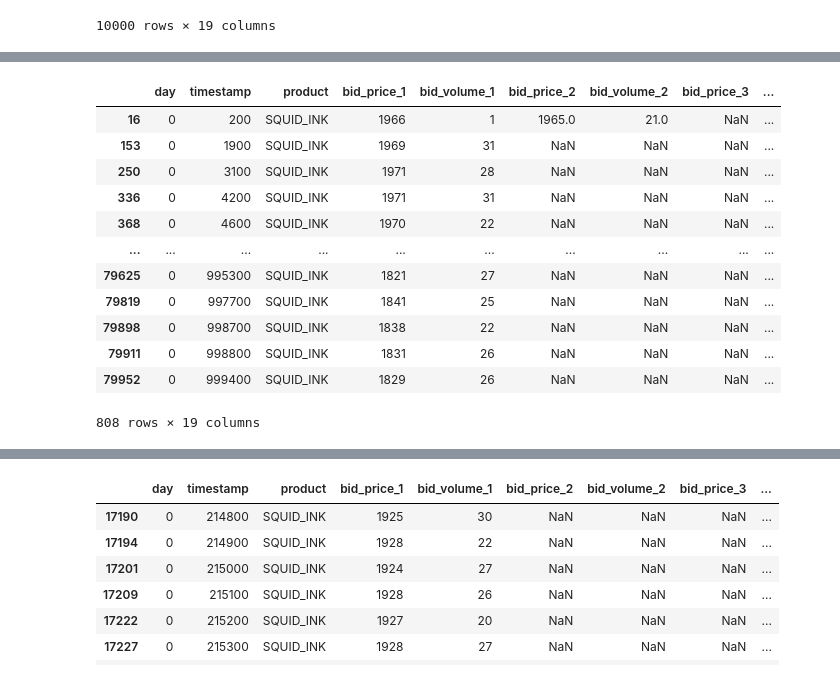
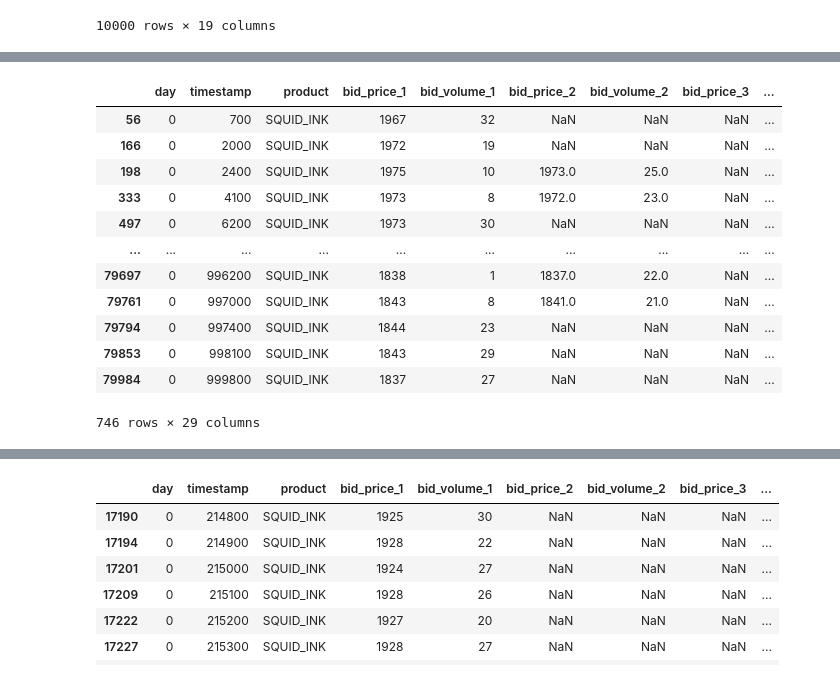
Before and after one commit to Edwin-yin/imc-prosperity-2, a Jupyter notebook: round1_new/ink_research.ipynb, the cells around one changed output, grey strips where cells are left out. Saved outputs shown, nothing was run; the diff lists cells and outputs as text; code cells hidden in the pictures.

```diff
--- a/round1_new/ink_research.ipynb
+++ b/round1_new/ink_research.ipynb
@@ -136,10 +136,6 @@ np.where(df_ink['mm_mid'].isnull())
 (array([ 419, 2407, 3275, 3595, 3798, 5057, 5502, 6008, 6976, 7099, 7434,
         7463, 8037, 8450, 8588, 8777, 8792, 8843, 8892, 9269, 9332, 9471,
         9520, 9947], dtype=int64),)
-# %%
-for i in [1,5,10,30,50,100,150,200]:
-    df_ink[f'forward_ret{i}'] = (df_ink['mid_price'].shift(-i) - df_ink['mid_price']) / df_ink['mid_price']
-    df_ink[f'ret{i}'] = (df_ink['mid_price'].shift(i) - df_ink['mid_price']) / df_ink['mid_price'].shift(i)
 # %%
 plt.figure(figsize=(12, 6))
 ts = copy.deepcopy(df_ink[f'ret{i}']).dropna()
@@ -175,6 +171,10 @@ df_ink.iloc[np.where(df_ink['mm_mid'].isnull())]
 24 rows × 36 columns
 # %%
 df_ink['mm_mid_fill'] = df_ink['mm_mid'].fillna(method='ffill')
+# %%
+for i in [1,3,5,10]:
+    df_ink[f'forward_ret{i}'] = (df_ink['mm_mid_fill'].shift(-i) - df_ink['mm_mid_fill']) / df_ink['mm_mid_fill']
+    df_ink[f'ret{i}'] = (df_ink['mm_mid_fill'].shift(i) - df_ink['mm_mid_fill']) / df_ink['mm_mid_fill'].shift(i)
 # %%
 for looking_back_window in [3,5,10,20,40,60,80,100,150]:
     for used_price in ['mid_price']:
@@ -239,16 +242,16 @@ Name: ret1, dtype: float64
 # %%
-original_df_ink[original_df_ink['ret1']<-0.001]
+df_ink[df_ink['ret1']<-0.001]
 # %% [output]
 |  | day | timestamp | product | bid_price_1 | bid_volume_1 | bid_price_2 | bid_volume_2 | bid_price_3 | ... |
-| 16 | 0 | 200 | SQUID_INK | 1966 | 1 | 1965.0 | 21.0 | NaN | ... |
-| 153 | 0 | 1900 | SQUID_INK | 1969 | 31 | NaN | NaN | NaN | ... |
-| 250 | 0 | 3100 | SQUID_INK | 1971 | 28 | NaN | NaN | NaN | ... |
-| 336 | 0 | 4200 | SQUID_INK | 1971 | 31 | NaN | NaN | NaN | ... |
-| 368 | 0 | 4600 | SQUID_INK | 1970 | 22 | NaN | NaN | NaN | ... |
+| 56 | 0 | 700 | SQUID_INK | 1967 | 32 | NaN | NaN | NaN | ... |
+| 166 | 0 | 2000 | SQUID_INK | 1972 | 19 | NaN | NaN | NaN | ... |
+| 198 | 0 | 2400 | SQUID_INK | 1975 | 10 | 1973.0 | 25.0 | NaN | ... |
+| 333 | 0 | 4100 | SQUID_INK | 1973 | 8 | 1972.0 | 23.0 | NaN | ... |
+| 497 | 0 | 6200 | SQUID_INK | 1973 | 30 | NaN | NaN | NaN | ... |
 | ... | ... | ... | ... | ... | ... | ... | ... | ... | ... |
-| 79625 | 0 | 995300 | SQUID_INK | 1821 | 27 | NaN | NaN | NaN | ... |
-| 79819 | 0 | 997700 | SQUID_INK | 1841 | 25 | NaN | NaN | NaN | ... |
-| 79898 | 0 | 998700 | SQUID_INK | 1838 | 22 | NaN | NaN | NaN | ... |
-| 79911 | 0 | 998800 | SQUID_INK | 1831 | 26 | NaN | NaN | NaN | ... |
-| 79952 | 0 | 999400 | SQUID_INK | 1829 | 26 | NaN | NaN | NaN | ... |
+| 79697 | 0 | 996200 | SQUID_INK | 1838 | 1 | 1837.0 | 22.0 | NaN | ... |
+| 79761 | 0 | 997000 | SQUID_INK | 1843 | 8 | 1841.0 | 21.0 | NaN | ... |
+| 79794 | 0 | 997400 | SQUID_INK | 1844 | 23 | NaN | NaN | NaN | ... |
+| 79853 | 0 | 998100 | SQUID_INK | 1843 | 29 | NaN | NaN | NaN | ... |
+| 79984 | 0 | 999800 | SQUID_INK | 1837 | 27 | NaN | NaN | NaN | ... |
-808 rows × 19 columns
+746 rows × 29 columns
```
Also changed, not shown: parts of 5 cells of this notebook, 23 other files.
